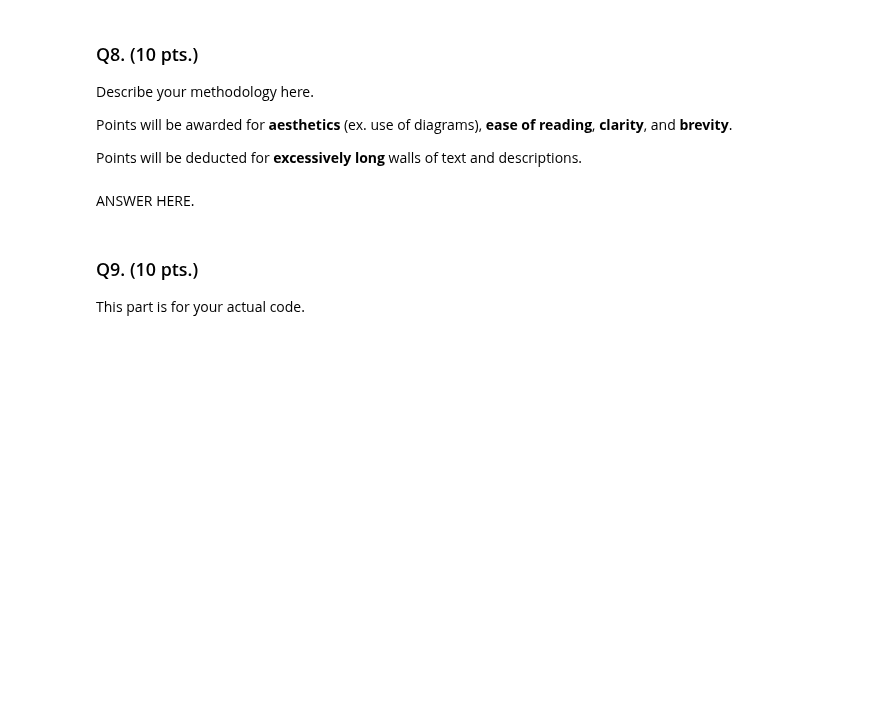
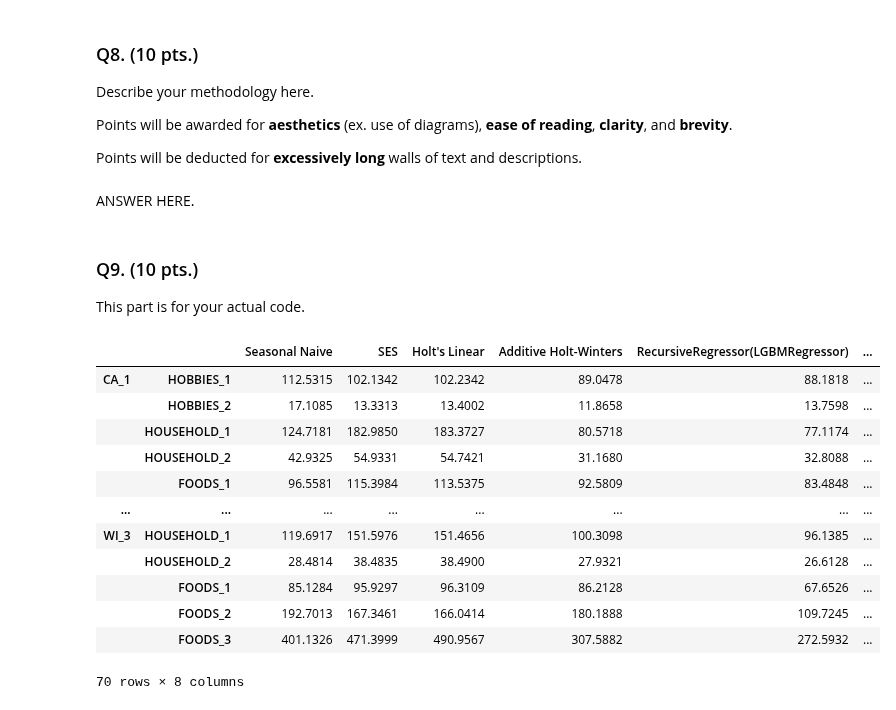
Before and after one commit to adrianemikko/tsa2021-m5, a Jupyter notebook: The Final Project 2.ipynb, the cells around one changed output. Cells and saved outputs as stored; diff of their text form; code cells hidden in the pictures; blank space fills up the shorter version.

```diff
--- a/The Final Project 2.ipynb
+++ b/The Final Project 2.ipynb
@@ -42,3 +40,32 @@ Load `sales_train_evaluation.csv` and use observations from `d_1 to d_1913` for
+# %%
+train_df = (df_sales.set_index([*df_sales.columns[5::-1]]).T
+           .set_index(pd.DatetimeIndex(df_calendar.date)[:1941]).iloc[:-28])
+test_df = (df_sales.set_index([*df_sales.columns[5::-1]]).T
+           .set_index(pd.DatetimeIndex(df_calendar.date)[:1941]).iloc[-28:])
+# display(train_df, test_df)
+# %%
+levels = {
+    1: None,
+    2: "state_id",
+    3: "store_id",
+    4: "cat_id",
+    5: "dept_id",
+    6: ["state_id", "cat_id"],
+    7: ["state_id", "dept_id"],
+    8: ["store_id", "cat_id"],
+    9: ["store_id", "dept_id"],
+    10: "item_id",
+    11: ["state_id", "item_id"],
+    12: ["store_id", "item_id"]
+}
+# %%
+train_df_9 = timeSeriesFiltering(
+    train_df.sum(axis='columns', level=levels[9]), lower=10)
+trainOG_df_9 = train_df.sum(axis='columns', level=levels[9])
+test_df_9 = test_df.sum(axis='columns', level=levels[9])
+weights_df_9 = (df_weights
+                .loc[df_weights['Level_id'] == 'Level9']
+                .set_index(['Agg_Level_1', 'Agg_Level_2'])[['Weight']])
 # %% [markdown]
 ---
 
@@ -65,0 +139,17 @@ This part is for your actual code.
+# %%
+rmse_scores = score_reveal(methods)
+rmse_scores
+# %% [output]
+|  |  | Seasonal Naive | SES | Holt's Linear | Additive Holt-Winters | RecursiveRegressor(LGBMRegressor) | ... |
+| CA_1 | HOBBIES_1 | 112.5315 | 102.1342 | 102.2342 | 89.0478 | 88.1818 | ... |
+|  | HOBBIES_2 | 17.1085 | 13.3313 | 13.4002 | 11.8658 | 13.7598 | ... |
+|  | HOUSEHOLD_1 | 124.7181 | 182.9850 | 183.3727 | 80.5718 | 77.1174 | ... |
+|  | HOUSEHOLD_2 | 42.9325 | 54.9331 | 54.7421 | 31.1680 | 32.8088 | ... |
+|  | FOODS_1 | 96.5581 | 115.3984 | 113.5375 | 92.5809 | 83.4848 | ... |
+| ... | ... | ... | ... | ... | ... | ... | ... |
+| WI_3 | HOUSEHOLD_1 | 119.6917 | 151.5976 | 151.4656 | 100.3098 | 96.1385 | ... |
+|  | HOUSEHOLD_2 | 28.4814 | 38.4835 | 38.4900 | 27.9321 | 26.6128 | ... |
+|  | FOODS_1 | 85.1284 | 95.9297 | 96.3109 | 86.2128 | 67.6526 | ... |
+|  | FOODS_2 | 192.7013 | 167.3461 | 166.0414 | 180.1888 | 109.7245 | ... |
+|  | FOODS_3 | 401.1326 | 471.3999 | 490.9567 | 307.5882 | 272.5932 | ... |
+70 rows × 8 columns
```
Also changed, not shown: parts of 13 cells of this notebook, 2 other files.
